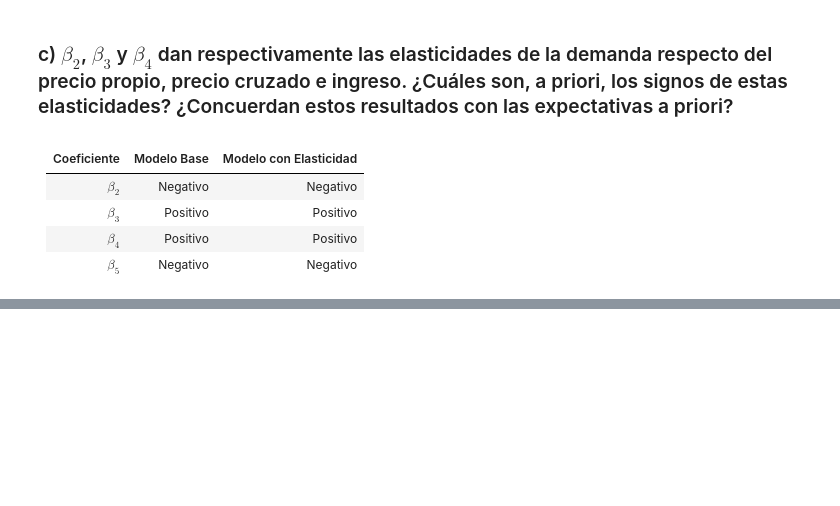
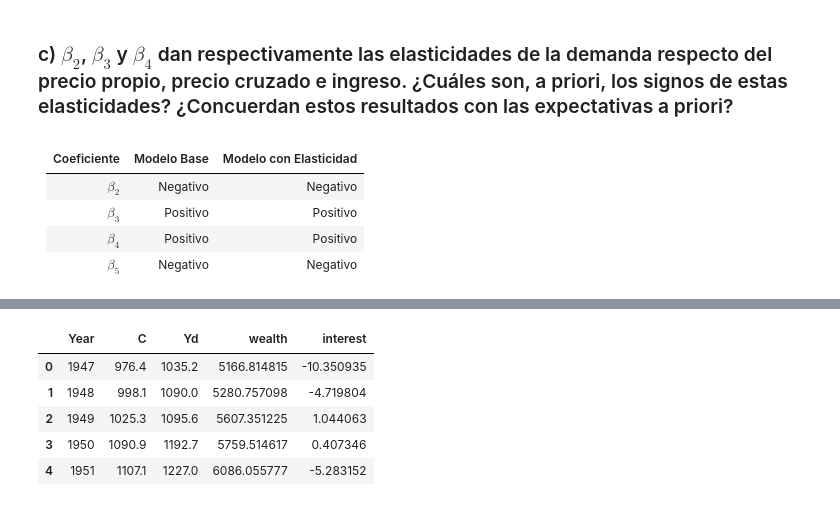
Before and after one commit to Anonymate054/MCD-Econometrics, a Jupyter notebook: notebooks/homeworks/0.0-leng-HW06.ipynb, the cells around one changed output, grey strips where cells are left out. Cells and saved outputs as stored; diff of their text form; code cells hidden in the pictures; blank space fills up the shorter version.

```diff
--- a/notebooks/homeworks/0.0-leng-HW06.ipynb
+++ b/notebooks/homeworks/0.0-leng-HW06.ipynb
@@ -538,0 +585,10 @@ En la tabla 7.12 (archivo anexo) se presenta la información de estas variables:
+# %%
+df4 = pd.read_excel(T7_12_DIR , header=3)
+df4.head()
+# %% [output]
+|  | Year | C | Yd | wealth | interest |
+| 0 | 1947 | 976.4 | 1035.2 | 5166.814815 | -10.350935 |
+| 1 | 1948 | 998.1 | 1090.0 | 5280.757098 | -4.719804 |
+| 2 | 1949 | 1025.3 | 1095.6 | 5607.351225 | 1.044063 |
+| 3 | 1950 | 1090.9 | 1192.7 | 5759.514617 | 0.407346 |
+| 4 | 1951 | 1107.1 | 1227.0 | 6086.055777 | -5.283152 |
```
Also changed, not shown: parts of 20 cells of this notebook.
